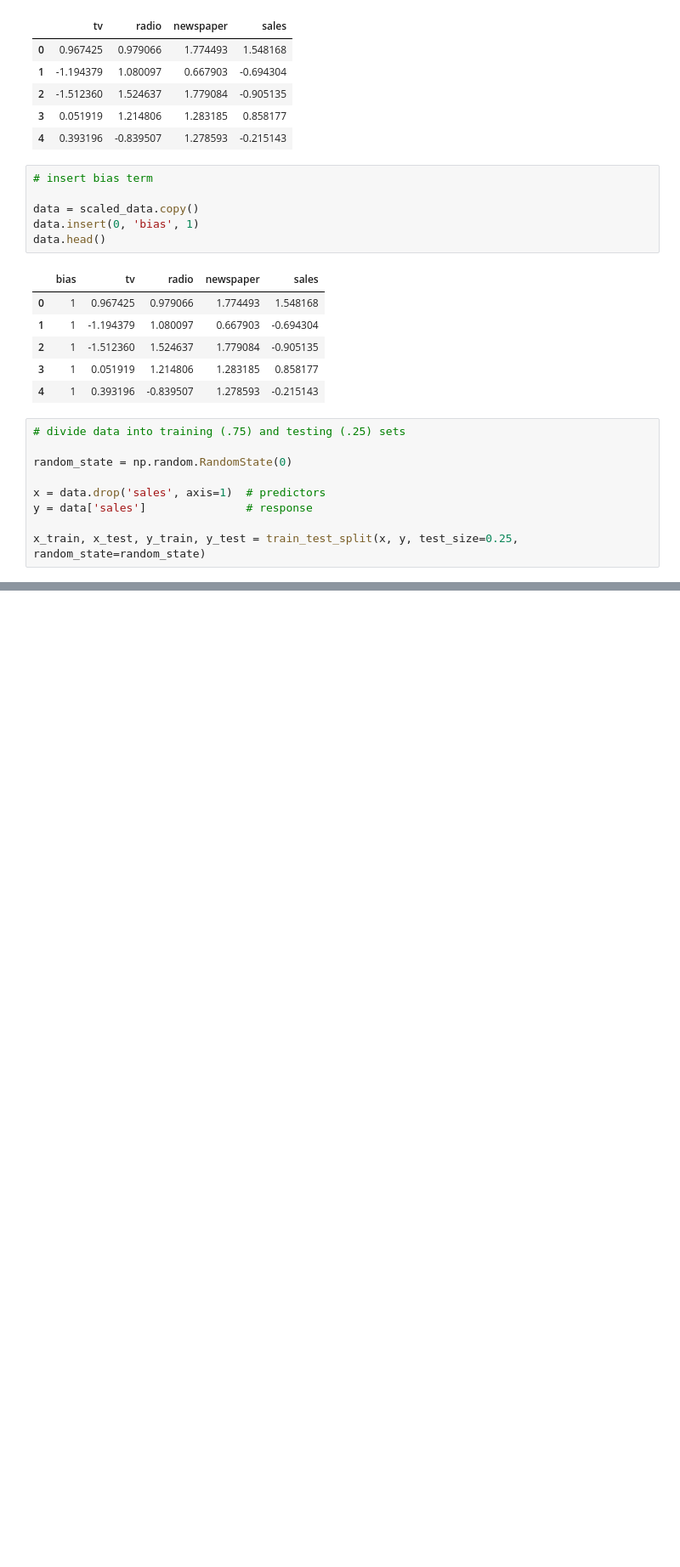
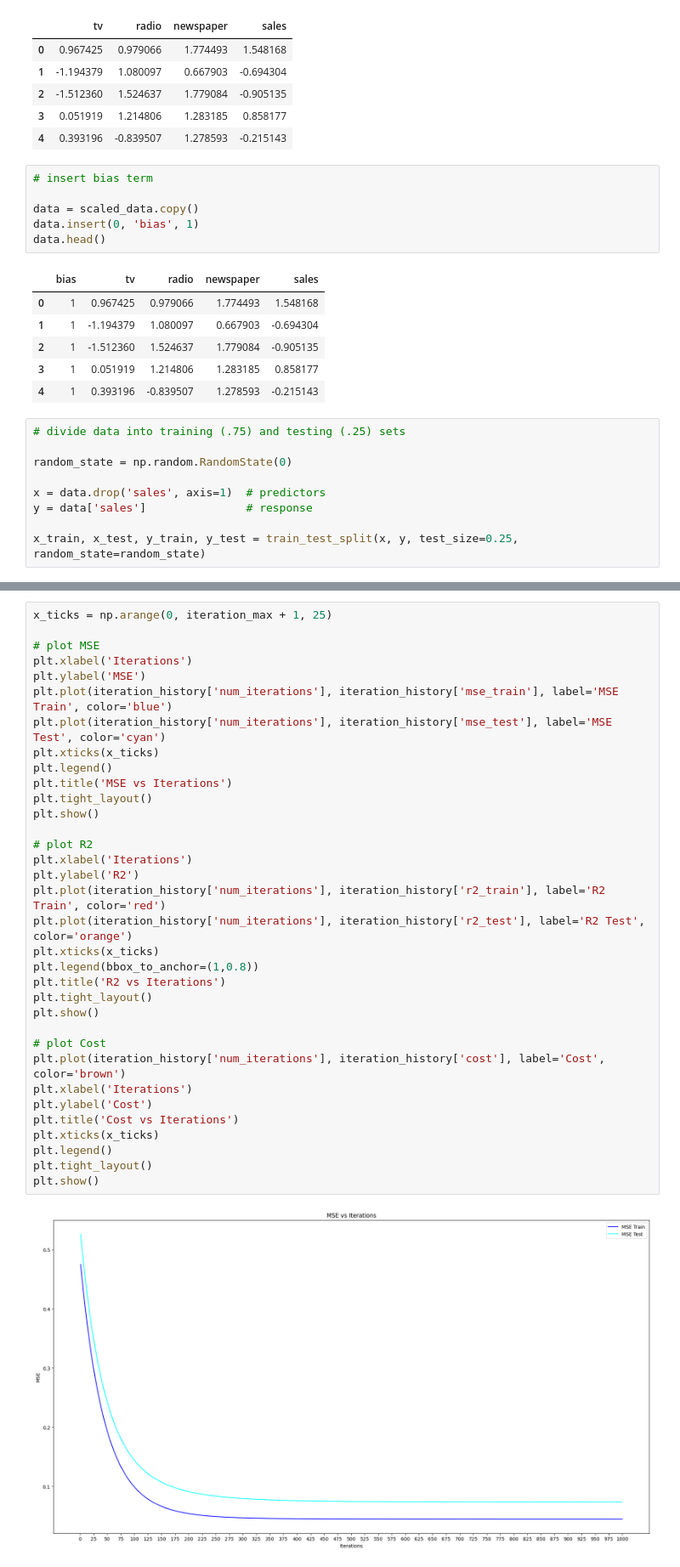
Before and after one commit to Pawmsdayl/CMSC197, a Jupyter notebook: Assignment2/[hw3].ipynb, the cells around one changed output, grey strips where cells are left out. Shown at 85% size. Saved outputs shown, nothing was run; the diff lists cells and outputs as text; blank space fills up the shorter version.

```diff
--- a/Assignment2/[hw3].ipynb
+++ b/Assignment2/[hw3].ipynb
@@ -287,0 +356,36 @@ Both ^2 values are well above 0.75, which is considered as 'very strong positive
+# %%
+x_ticks = np.arange(0, iteration_max + 1, 25)
+
+# plot MSE
+plt.xlabel('Iterations')
+plt.ylabel('MSE')
+plt.plot(iteration_history['num_iterations'], iteration_history['mse_train'], label='MSE Train', color='blue')
+plt.plot(iteration_history['num_iterations'], iteration_history['mse_test'], label='MSE Test', color='cyan')
+plt.xticks(x_ticks)
+plt.legend()
+plt.title('MSE vs Iterations')
+plt.tight_layout()
+plt.show()
+
+# plot R2
+plt.xlabel('Iterations')
+plt.ylabel('R2')
+plt.plot(iteration_history['num_iterations'], iteration_history['r2_train'], label='R2 Train', color='red')
+plt.plot(iteration_history['num_iterations'], iteration_history['r2_test'], label='R2 Test', color='orange')
+plt.xticks(x_ticks)
+plt.legend(bbox_to_anchor=(1,0.8))
+plt.title('R2 vs Iterations')
+plt.tight_layout()
+plt.show()
+
+# plot Cost
+plt.plot(iteration_history['num_iterations'], iteration_history['cost'], label='Cost', color='brown')
+plt.xlabel('Iterations')
+plt.ylabel('Cost')
+plt.title('Cost vs Iterations')
+plt.xticks(x_ticks)
+plt.legend()
+plt.tight_layout()
+plt.show()
+# %% [output]
+[figure, added]
```
Also changed, not shown: parts of 28 cells of this notebook.
